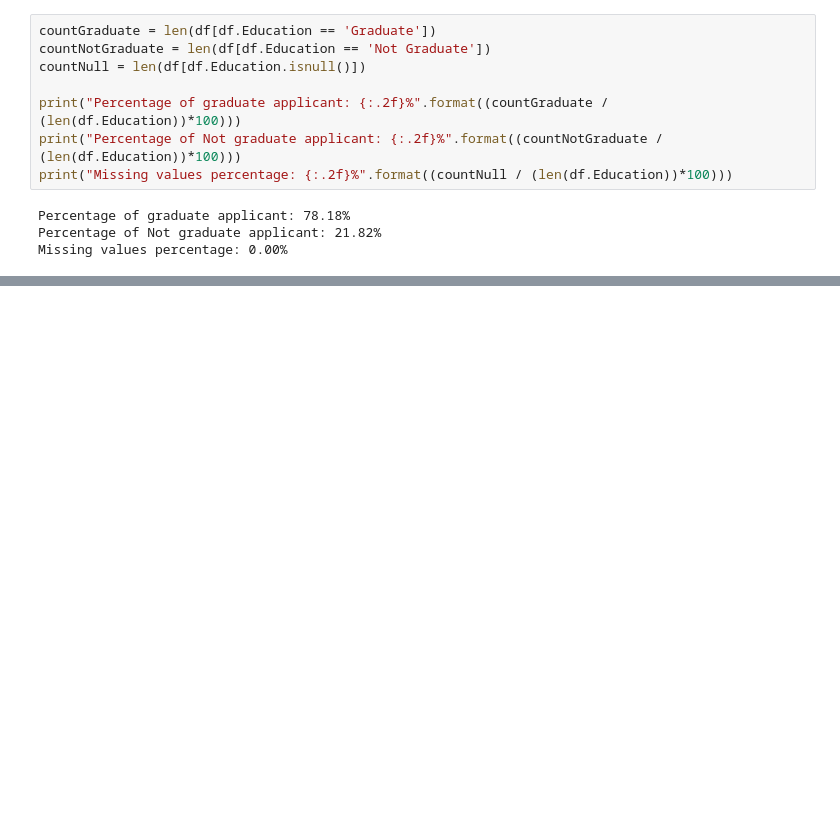
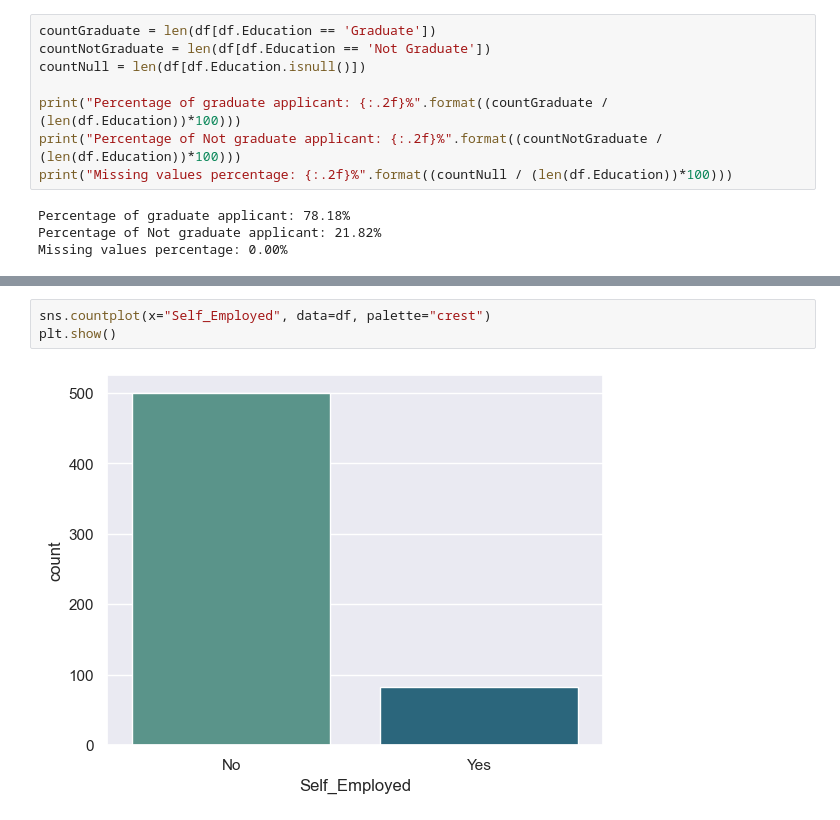
Before and after one commit to kobebaffour/machine_learning, a Jupyter notebook: Loan Prediction/loan_prediction_nm.ipynb, the cells around one changed output, grey strips where cells are left out. Drawn from its saved outputs; the diff is of its cells as text; blank space fills up the shorter version.

```diff
--- a/Loan Prediction/loan_prediction_nm.ipynb
+++ b/Loan Prediction/loan_prediction_nm.ipynb
@@ -155,0 +168,5 @@ Missing values percentage: 0.00%
+# %%
+sns.countplot(x="Self_Employed", data=df, palette="crest")
+plt.show()
+# %% [output]
+[figure, added]
```
Also changed, not shown: parts of 40 cells of this notebook.
